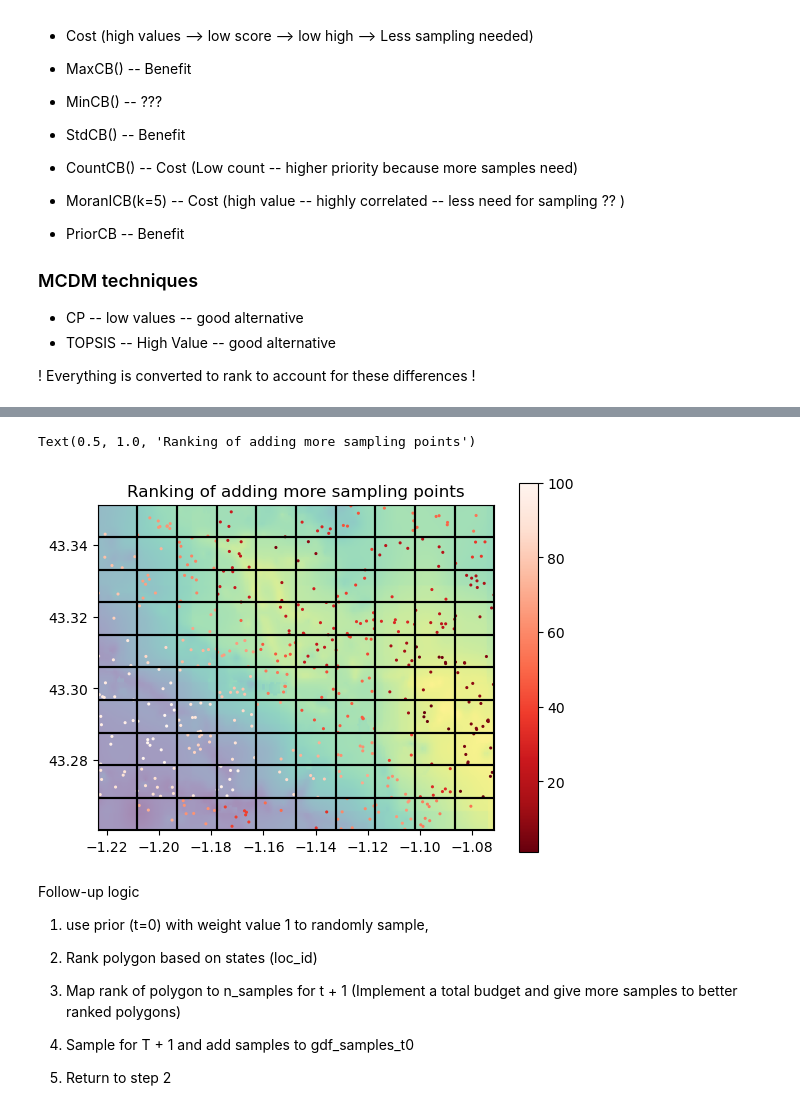
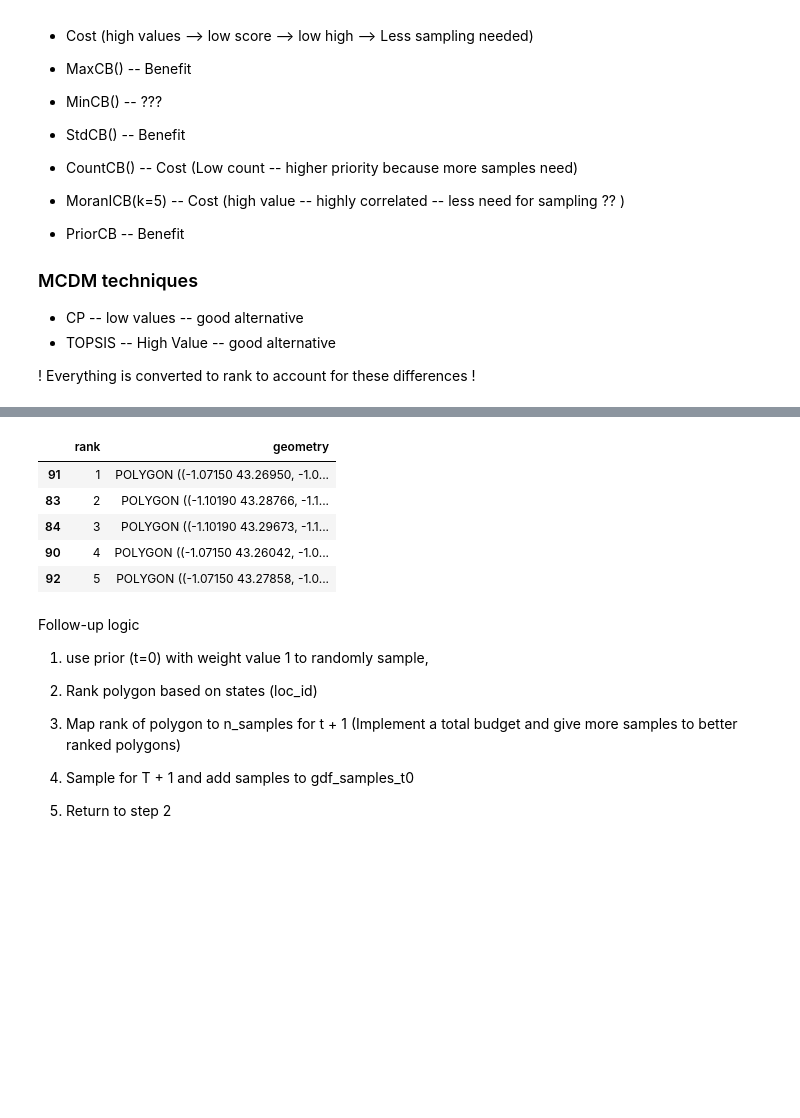
Before and after one commit to franckalbinet/trufl, a Jupyter notebook: nbs/tutorials/quick-start.ipynb, the cells around one changed output, grey strips where cells are left out. Saved outputs shown, nothing was run; the diff lists cells and outputs as text; code cells hidden in the pictures; blank space fills up the shorter version.

```diff
--- a/nbs/tutorials/quick-start.ipynb
+++ b/nbs/tutorials/quick-start.ipynb
@@ -279,31 +206,16 @@ IndexError: index 5 is out of bounds for axis 0 with size 5
-# %%
-import matplotlib.pyplot as plt
-import rasterio
-
-# Open the raster file
-with rasterio.open(fname_raster) as src:
-    # Get the bounds of the raster
-    bounds = src.bounds
-    # Read the first band
-    raster_data = src.read(1)
-    # Calculate the extent of the raster image
-    extent = [bounds.left, bounds.right, bounds.bottom, bounds.top]
-
-# Create a plot
-fig, ax = plt.subplots()
-
-# Display the raster image with the correct extent
-plt.imshow(raster_data, extent=extent, cmap='viridis', alpha=0.5)  # Adjust alpha for transparency
-
-# Plot the geodataframes on top of the raster image
-gdf_samples_t0.plot(column='ranking', s=1.5, legend=True, colormap='Reds_r', ax=ax)
-gdf_grid.boundary.plot(color='black', ax=ax)
-
-# Add title to the plot
-ax.set_title('Ranking of adding more sampling points')
-# %% [output]
-Text(0.5, 1.0, 'Ranking of adding more sampling points')
-[figure, removed]
+# %%
+import matplotlib.pyplot as plt
+import pandas as pd
+
+combined_df = pd.merge(df, gdf_grid[['geometry']], left_index=True, right_index=True, how='inner')
+combined_df.head()
+# %% [output]
+|  | rank | geometry |
+| 91 | 1 | POLYGON ((-1.07150 43.26950, -1.0... |
+| 83 | 2 | POLYGON ((-1.10190 43.28766, -1.1... |
+| 84 | 3 | POLYGON ((-1.10190 43.29673, -1.1... |
+| 90 | 4 | POLYGON ((-1.07150 43.26042, -1.0... |
+| 92 | 5 | POLYGON ((-1.07150 43.27858, -1.0... |
 # %% [markdown]
 Follow-up logic
 
```
Also changed, not shown: parts of 11 cells of this notebook, 3 other files.
